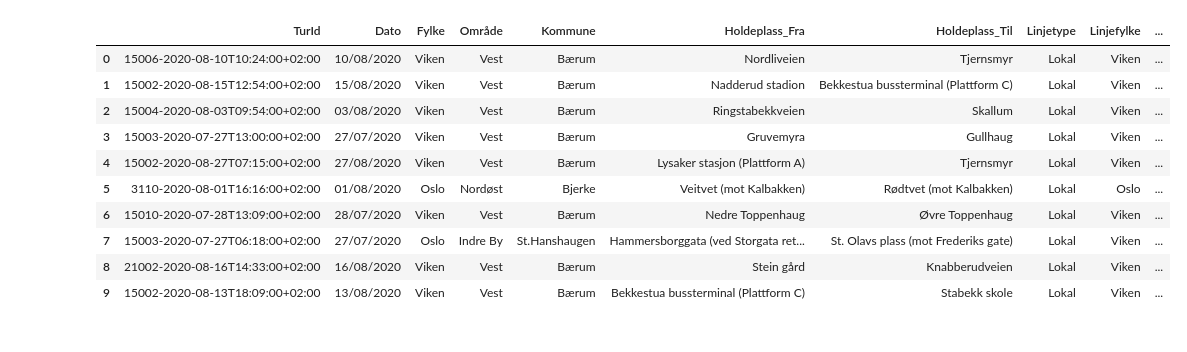
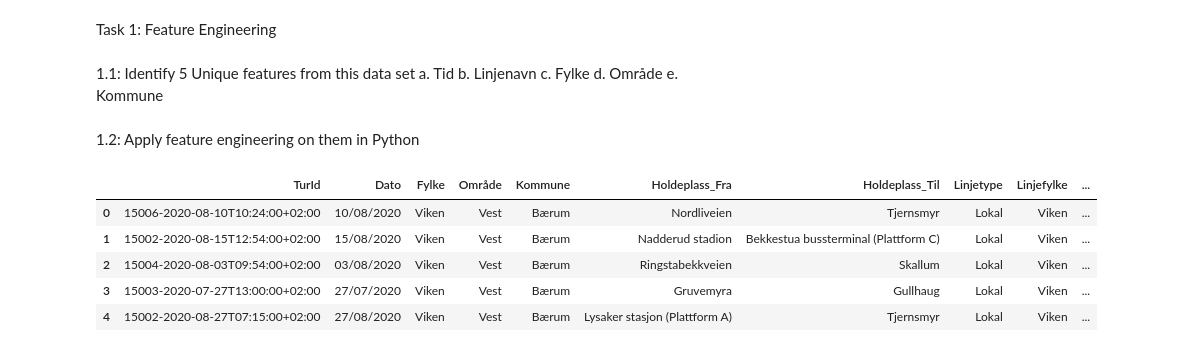
Before and after one commit to michaelekornrud/AI---Oblig1, a Jupyter notebook: Oblig1.ipynb, the cells around one changed output. Saved outputs shown, nothing was run; the diff lists cells and outputs as text; code cells hidden in the pictures.

```diff
--- a/Oblig1.ipynb
+++ b/Oblig1.ipynb
@@ -1,3 +1,14 @@
+# %% [markdown]
+Task 1: Feature Engineering
+# %% [markdown]
+1.1: Identify 5 Unique features from this data set
+    a. Tid
+    b. Linjenavn
+    c. Fylke
+    d. Område
+    e. Kommune
+# %% [markdown]
+1.2: Apply feature engineering on them in Python
 # %%
 #imports
 import pandas as pd
@@ -7,19 +18,17 @@ import matplotlib.pyplot as plt
 import seaborn as sns
 import re
 # %%
+#First i save the url as a variable
 url ='https://raw.githubusercontent.com/umaimehm/Intro_to_AI_2021/main/assignment1/Ruter_data.csv'
+#Reading the csv from the URL given above and telling python that the separator/delimiter is ';'
 df = pd.read_csv(url, sep=';')
 
-df.head(10)
+#Showing the table (I tried importing everything (head(6001)), but it realy f*ked my computer)
+df.head()
 # %% [output]
 |  | TurId | Dato | Fylke | Område | Kommune | Holdeplass_Fra | Holdeplass_Til | Linjetype | Linjefylke | ... |
 | 0 | 15006-2020-08-10T10:24:00+02:00 | 10/08/2020 | Viken | Vest | Bærum | Nordliveien | Tjernsmyr | Lokal | Viken | ... |
 | 1 | 15002-2020-08-15T12:54:00+02:00 | 15/08/2020 | Viken | Vest | Bærum | Nadderud stadion | Bekkestua bussterminal (Plattform C) | Lokal | Viken | ... |
 | 2 | 15004-2020-08-03T09:54:00+02:00 | 03/08/2020 | Viken | Vest | Bærum | Ringstabekkveien | Skallum | Lokal | Viken | ... |
 | 3 | 15003-2020-07-27T13:00:00+02:00 | 27/07/2020 | Viken | Vest | Bærum | Gruvemyra | Gullhaug | Lokal | Viken | ... |
 | 4 | 15002-2020-08-27T07:15:00+02:00 | 27/08/2020 | Viken | Vest | Bærum | Lysaker stasjon (Plattform A) | Tjernsmyr | Lokal | Viken | ... |
-| 5 | 3110-2020-08-01T16:16:00+02:00 | 01/08/2020 | Oslo | Nordøst | Bjerke | Veitvet (mot Kalbakken) | Rødtvet (mot Kalbakken) | Lokal | Oslo | ... |
-| 6 | 15010-2020-07-28T13:09:00+02:00 | 28/07/2020 | Viken | Vest | Bærum | Nedre Toppenhaug | Øvre Toppenhaug | Lokal | Viken | ... |
-| 7 | 15003-2020-07-27T06:18:00+02:00 | 27/07/2020 | Oslo | Indre By | St.Hanshaugen | Hammersborggata (ved Storgata ret... | St. Olavs plass (mot Frederiks gate) | Lokal | Viken | ... |
-| 8 | 21002-2020-08-16T14:33:00+02:00 | 16/08/2020 | Viken | Vest | Bærum | Stein gård | Knabberudveien | Lokal | Viken | ... |
-| 9 | 15002-2020-08-13T18:09:00+02:00 | 13/08/2020 | Viken | Vest | Bærum | Bekkestua bussterminal (Plattform C) | Stabekk skole | Lokal | Viken | ... |
```
Also changed, not shown: parts of 9 cells of this notebook.
